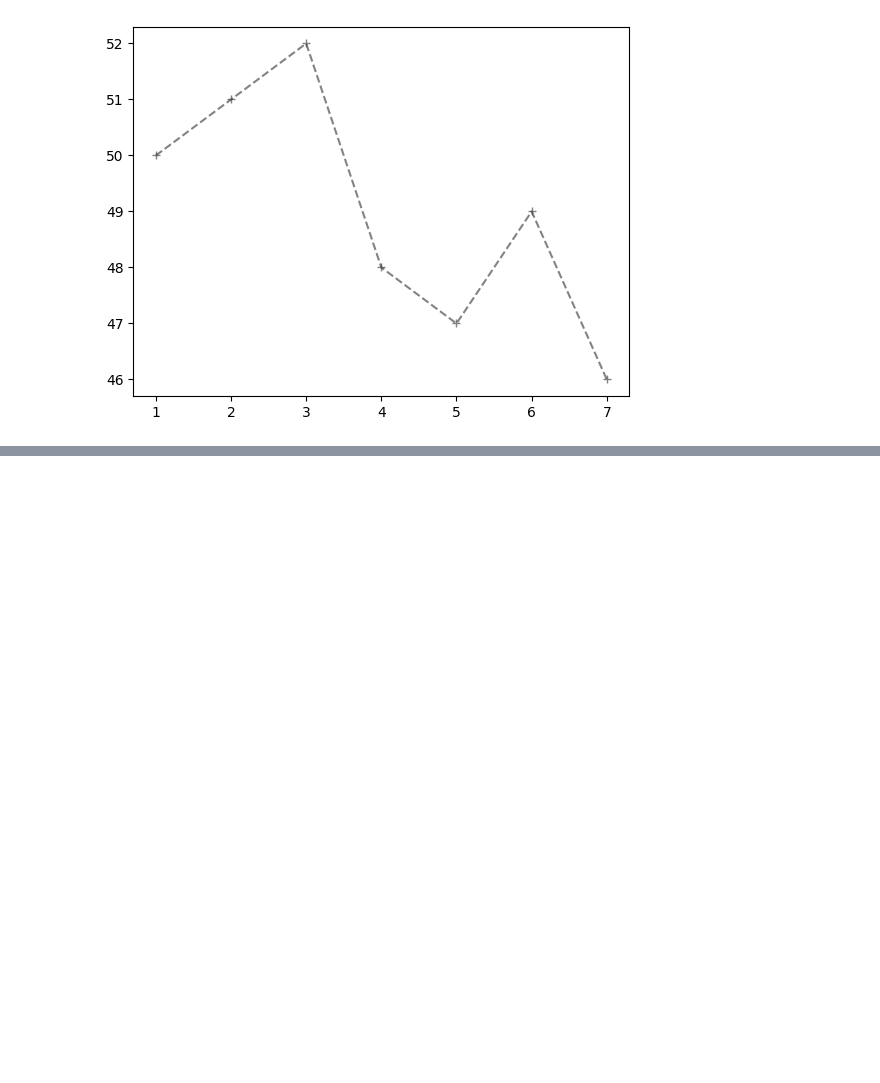
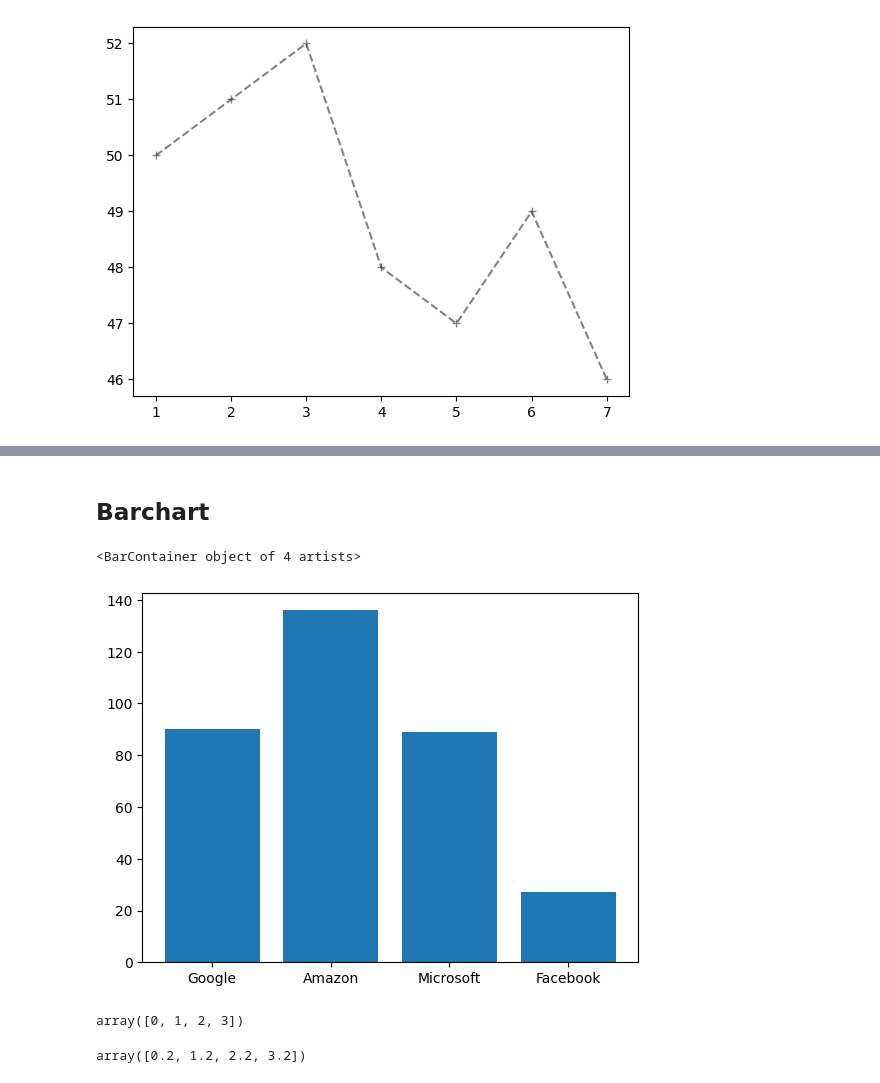
Before and after one commit to lvntaslann/artificial-intelligence, a Jupyter notebook: library_example/matplotlib/matplotlib-2.ipynb, the cells around one changed output, grey strips where cells are left out. Saved outputs shown, nothing was run; the diff lists cells and outputs as text; code cells hidden in the pictures; blank space fills up the shorter version.

```diff
--- a/library_example/matplotlib/matplotlib-2.ipynb
+++ b/library_example/matplotlib/matplotlib-2.ipynb
@@ -80,0 +82,2 @@ plt.legend()
+# %% [markdown]
+## Barchart
@@ -80,0 +87,17 @@ plt.legend()
+# %%
+sirket = ["Google","Amazon","Microsoft","Facebook"]
+kazanc = [90,136,89,27]
+# %%
+plt.bar(sirket,kazanc)
+# %% [output]
+<BarContainer object of 4 artists>
+[figure, added]
+# %%
+xpos = np.arange(len(sirket))
+xpos
+# %% [output]
+array([0, 1, 2, 3])
+# %%
+xpos+0.2
+# %% [output]
+array([0.2, 1.2, 2.2, 3.2])
```
Also changed, not shown: parts of 32 cells of this notebook, 8 other files.
